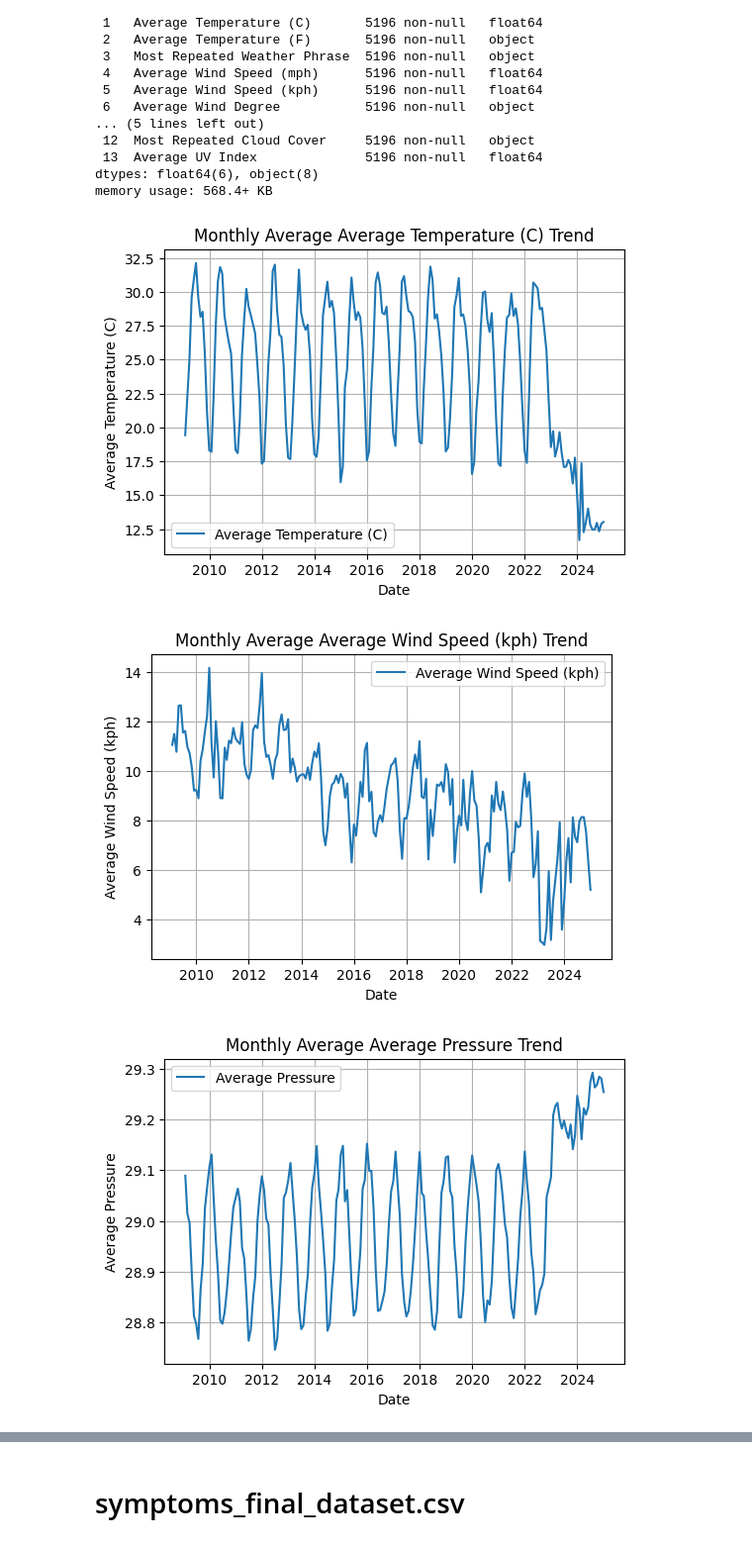
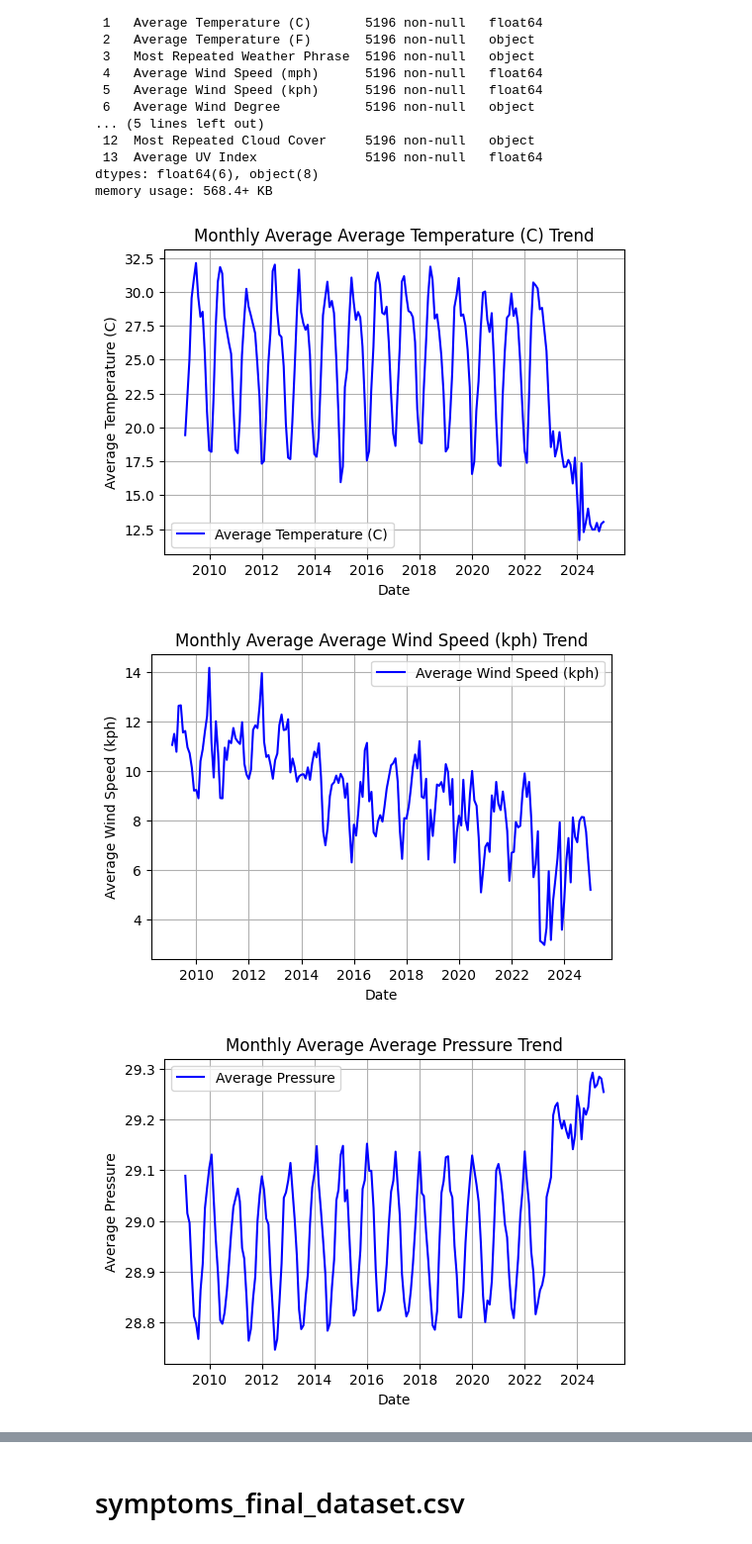
Before and after one commit to Chaitya0623/IPD_Medledger, a Jupyter notebook: chart.ipynb, the cells around one changed output, grey strips where cells are left out. Shown at 99% size. Cells and saved outputs as stored; diff of their text form; code cells hidden in the pictures.

```diff
--- a/chart.ipynb
+++ b/chart.ipynb
@@ -253,22 +269,22 @@ memory usage: 568.4+ KB
 # %%
 parameters_to_plot = ["Average Temperature (C)", "Average Wind Speed (kph)", "Average Pressure", "Average Visibility", "Average UV Index"]
 weatherDf['Date'] = pd.to_datetime(weatherDf['Date'])
 
 def plot_parameter(parameter):
     monthly_data = weatherDf.resample('M', on='Date').mean(numeric_only=True)
 
     plt.figure(figsize=(6, 4))
-    plt.plot(monthly_data.index, monthly_data[parameter], label=parameter)
+    plt.plot(monthly_data.index, monthly_data[parameter], label=parameter, color='blue')
     plt.title(f'Monthly Average {parameter} Trend')
     plt.xlabel('Date')
     plt.ylabel(parameter)
     plt.legend()
     plt.grid(True)
     plt.show()
 
 for param in parameters_to_plot:
     plot_parameter(param)
 # %% [output]
-[figure, old version]
+[figure, new version]
-[figure, old version]
+[figure, new version]
-[figure, old version]
+[figure, new version]
```
Also changed, not shown: parts of 5 cells of this notebook.
